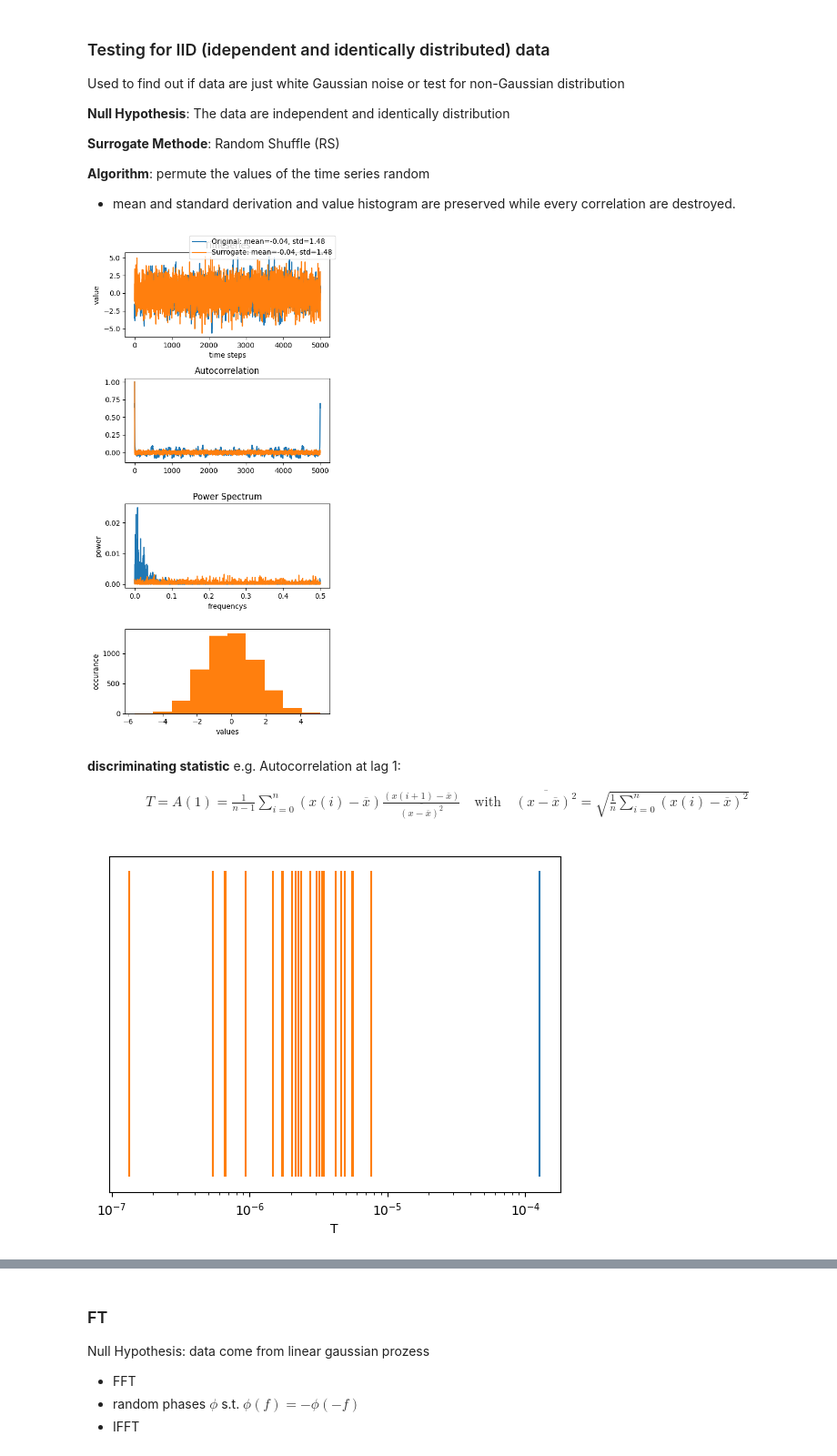
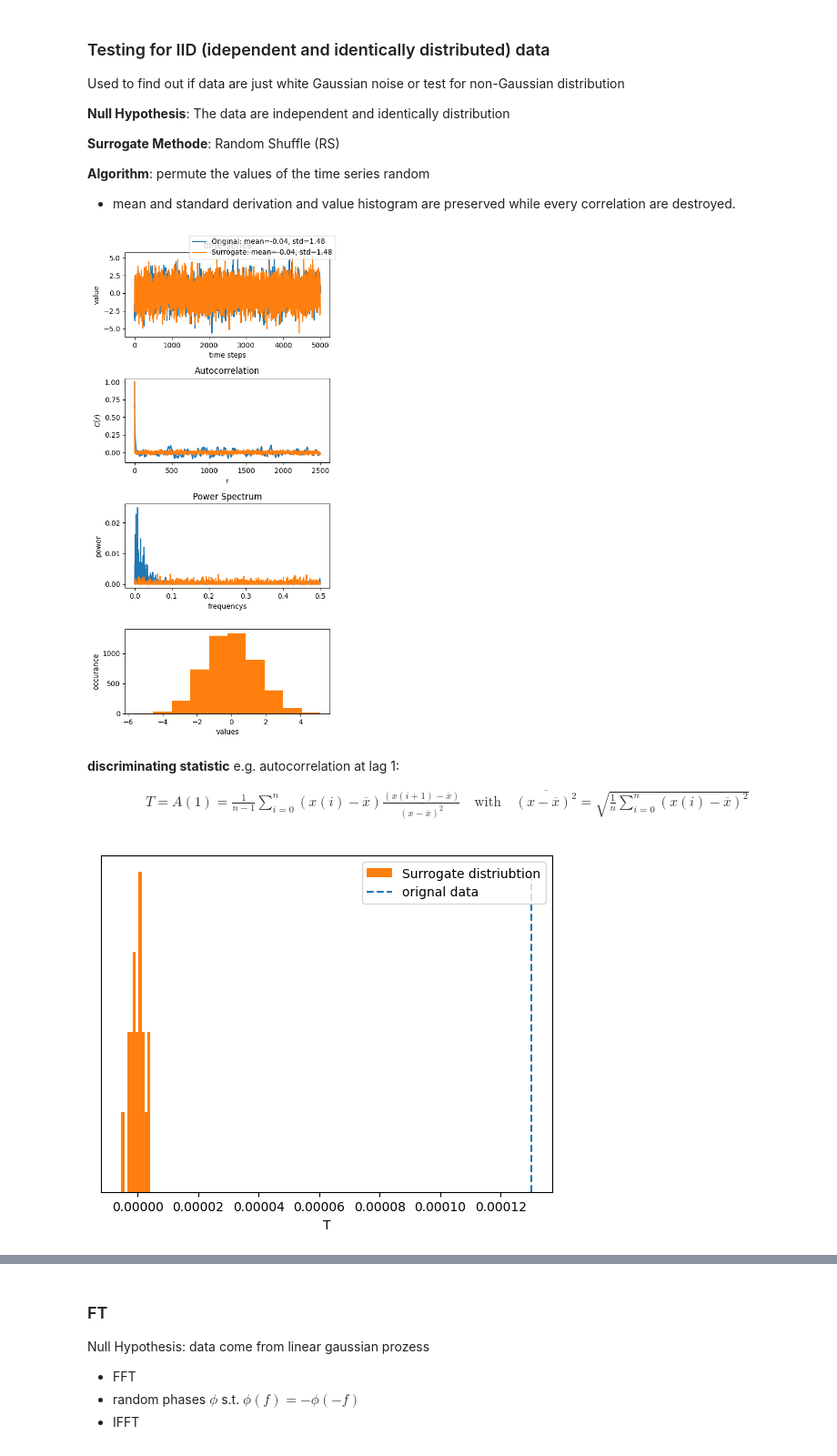
Before and after one commit to LucaGawa/Surrogates, a Jupyter notebook: surrogates.ipynb, the cells around one changed output, grey strips where cells are left out. Shown at 91% size. Saved outputs shown, nothing was run; the diff lists cells and outputs as text; code cells hidden in the pictures.

Commit message:
fixed plots, add EEG

```diff
--- a/surrogates.ipynb
+++ b/surrogates.ipynb
@@ -58,9 +64,14 @@ def powerspektrum(x):
     return result[:,0], result[:,1]
+# %%
+def match_signal(time_series):
+    endtoend, msg = tiseanio('endtoend', data=ar2_data, silent=True)
+    truncate_sig, msg = tiseanio('choose', f'-x{endtoend["offset"]}', f'-l{endtoend["length"]}', data=time_series, silent=True)
+    return truncate_sig
 # %%
-# # creating an AR2 Timeseries
+# # creating an AR2 time_series
 parameter = np.array([1,0.33,0.5,1])
 
-ar2_data, msg = tiseanio('/home/luca/bin/ar-run', '-l5000', '-p2', data=[1,0.33,0.5,1]
+ar2_data, msg = tiseanio('ar-run', '-l5000', '-p2', data=[1,0.33,0.5,1]
 , silent=True)
 
 def plot_surrogates(time_series, surrogate_method):
@@ -71,7 +82,7 @@ def plot_surrogates(time_series, surrogate_method):
     std = np.std(time_series)
     mean_surrogate = np.mean(time_series_surrogate)
     std_surrogate = np.std(time_series_surrogate)
-    axs[0].set_title("Timeseries")
+    axs[0].set_title("time_series")
     axs[0].plot(time_series, label=f"Original: mean={mean:.2f}, std={std:.2f}")
     axs[0].plot(time_series_surrogate, label=f"Surrogate: mean={mean_surrogate:.2f}, std={std_surrogate:.2f}")
     axs[0].set_xlabel("time steps")
@@ -79,6 +90,8 @@ def plot_surrogates(time_series, surrogate_method):
     axs[1].set_title("Autocorrelation")
     axs[1].plot(autocorrelation(time_series))
     axs[1].plot(autocorrelation(time_series_surrogate))
+    axs[1].set_xlabel("r")
+    axs[1].set_ylabel("$C(r)$")
     axs[2].set_title("Power Spectrum")
     f, Pxx = powerspektrum(time_series) # calculate power spectrum
     axs[2].plot(f, Pxx)
@@ -107,19 +120,20 @@ Used to find out if data are just white Gaussian noise or test for non-Gaussian
 
 - mean and standard derivation and value histogram are preserved while every correlation are destroyed.
 # %%
-def RS(timeseries):
+def RS(time_series):
     """
         shuffles the values of the time series
     """
-    RS_surrogate = np.copy(timeseries)
+    RS_surrogate = np.copy(time_series)
     np.random.shuffle(RS_surrogate)
     return RS_surrogate
 
+# plot_surrogates(henon[:,0], RS) #funktioniert nur mit ar2 nicht mit henon
 plot_surrogates(ar2_data, RS)
 # %% [output]
-[figure, old version]
+[figure, new version]
 # %% [markdown]
-**discriminating statistic** e.g. Autocorrelation at lag 1:
+**discriminating statistic** e.g. autocorrelation at lag 1:
 
 \begin{gather}
 T = A(1) = \frac{1}{n-1} \sum_{i=0}^{n}(x(i)-\overline{x})\frac{(x(i+1)-\overline{x})}{\overline{(x-\overline{x})^2}} \quad \text{with} \quad \overline{(x-\overline{x})^2} = \sqrt{\frac{1}{n}\sum_{i=0}^n (x(i)-\overline{x})^2}
@@ -127,35 +141,37 @@ T = A(1) = \frac{1}{n-1} \sum_{i=0}^{n}(x(i)-\overline{x})\frac{(x(i+1)-\overlin
 # %%
 def A1(x):
     n = x.shape[0]
     # print(n)
     mu = x.mean()
     denominator = 0
     for i in range(n):
         denominator += (x[i]-mu)**2
     denominator/n
 
     result = 0
     for i in range(n):
         result += (x[i]-mu)*(x[(i+1)%n]-mu)/denominator
     return result/(n-1)
 
-plt.vlines(A1(ar2_data),0,1, color='tab:blue')
 
-T_values = []
-for i in range(39):
-    surr = RS(ar2_data)
-    T_value = A1(surr)
-    T_values.append(T_value)
-    plt.vlines(T_value,0,1, color='tab:orange')
+def plot_dis_statistic(test_statistic, data, surrogate):
+    data = match_signal(data)
+    T_values = []
+    for i in range(19):
+        surr = surrogate(data)
+        T_value = test_statistic(surr)
+        T_values.append(T_value)
 
-# plt.hist(T_values)
+    n, bins, poatches = plt.hist(T_values, color='tab:orange', label='Surrogate distriubtion')
+    plt.xlabel("T")
+    plt.vlines(test_statistic(data),0,max(n), color='tab:blue', linestyles='dashed', label='orignal data')
+    plt.yticks([])
+    plt.legend()
+    plt.show()
 
-plt.xlabel("T")
-plt.xscale('log')
-plt.yticks([])
-plt.show()
+plot_dis_statistic(A1, ar2_data, RS)
 # %% [output]
-[figure, old version]
+[figure, new version]
 # %% [markdown]
 ## Testing for Nonlinearity
 
```
Also changed, not shown: parts of 21 cells of this notebook.
